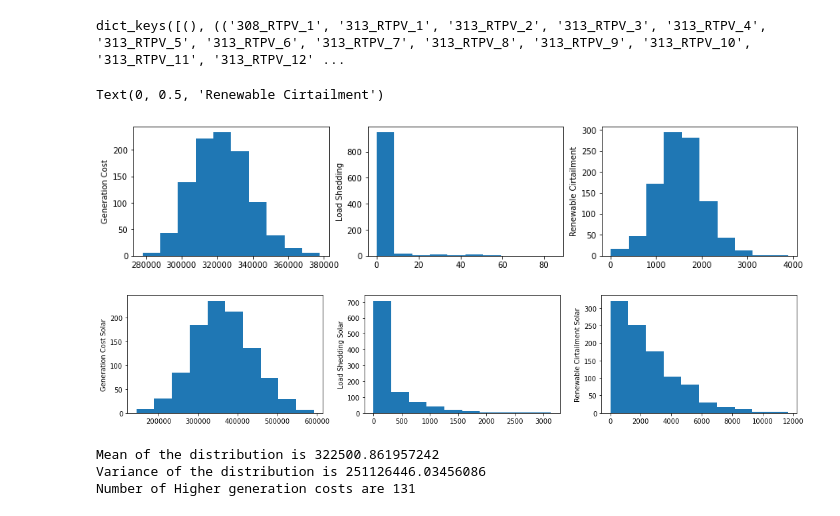
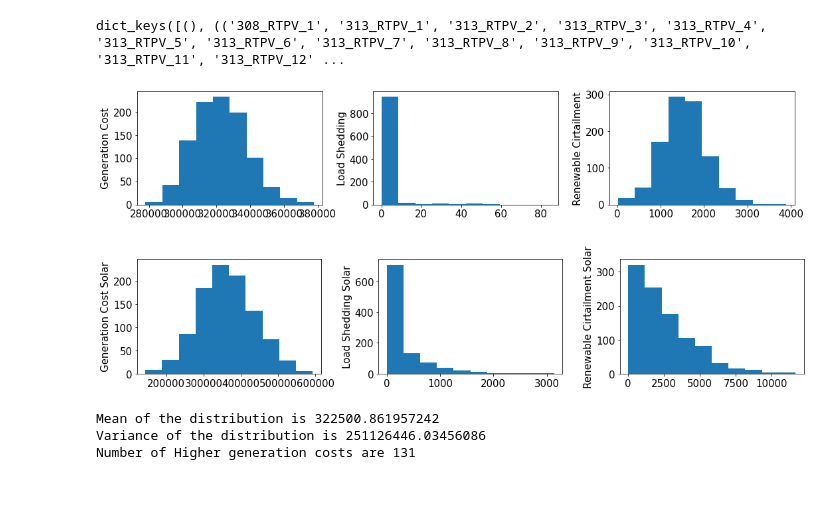
Before and after one commit to MahashwetaPatra/Financial-Modeling-Renewable-Energy, a Jupyter notebook: RTSVaticOutput.ipynb, the cells around one changed output. Drawn from its saved outputs; the diff is of its cells as text; code cells hidden in the pictures.

```diff
--- a/RTSVaticOutput.ipynb
+++ b/RTSVaticOutput.ipynb
@@ -45,30 +45,34 @@ RenewableCurtailmentSolar.to_csv('RenewablesCurtailmentSolarJanuary20.csv')
 # %%
 #bars = np.linspace(0.9,1,25)
 # print(bars)
 # plt.figure()
 # plt.hist(load_daily_coverage_asset_lvl_mean_by_days, bars)
 import matplotlib.pyplot as plt
 #plt.figure()
 fig = plt.figure(figsize=(15,3))
 ax = fig.add_subplot(1,3,1)
-ax.set_ylabel("Generation Cost")
+ax.set_ylabel("Generation Cost",fontsize=15)
 ax.hist(GenerationCost)
+ax.tick_params(labelsize=15)
 
 ax = fig.add_subplot(1,3,2)
-ax.set_ylabel("Load Shedding")
+ax.set_ylabel("Load Shedding",fontsize=15)
 ax.hist(LoadShedding)
+ax.tick_params(labelsize=15)
 
 ax = fig.add_subplot(1,3,3)
 ax.hist(RenewableCurtailment)
-ax.set_ylabel("Renewable Cirtailment")
+plt.ylabel("Renewable Cirtailment",fontsize=15)
+ax.tick_params(labelsize=15)
 #plt.xlim([0.95, 1.02])
 #plt.xlabel("Proportion of Assets Covering Realizations From Below")
 #plt.ylabel("Count")
 #plt.title("Histogram of Wind Coverage From Below at Asset Level (ORFEUS)")
 #plt.savefig("C:\\Users\\Mahashweta Patra\\Documents\\MikeLudkovski\\Output\\Percentiles\\IntraDayNew1\\Figure\\HistogramWindCoverageIntraDayNew1.png", dpi=300)
+plt.tight_layout()
+plt.savefig("C:\\Users\\Mahashweta Patra\\Documents\\MikeLudkovski\\ORFEUSRTS\\type-pwrset-jan20-20211229T210546Z-001\\type-pwrset-jan20\\Figures\\WindVaticOutput.png", dpi=300)
 # %% [output]
-Text(0, 0.5, 'Renewable Cirtailment')
-[figure, old version]
+[figure, new version]
 # %%
 #bars = np.linspace(0.9,1,25)
 # print(bars)
@@ -78,16 +82,19 @@ import matplotlib.pyplot as plt
 #plt.figure()
 fig = plt.figure(figsize=(15,3))
 ax = fig.add_subplot(1,3,1)
-ax.set_ylabel("Generation Cost Solar")
+ax.set_ylabel("Generation Cost Solar",fontsize=15)
 ax.hist(GenerationCostSolar)
+ax.tick_params(labelsize=15)
 
 ax = fig.add_subplot(1,3,2)
-ax.set_ylabel("Load Shedding Solar")
+ax.set_ylabel("Load Shedding Solar",fontsize=15)
 ax.hist(LoadSheddingSolar)
+ax.tick_params(labelsize=15)
 
 ax = fig.add_subplot(1,3,3)
 ax.hist(RenewableCurtailmentSolar)
-ax.set_ylabel("Renewable Cirtailment Solar")
+ax.set_ylabel("Renewable Cirtailment Solar",fontsize=15)
+ax.tick_params(labelsize=15)
 #plt.xlim([0.95, 1.02])
 #plt.xlabel("Proportion of Assets Covering Realizations From Below")
 #plt.ylabel("Count")
@@ -96,7 +103,7 @@ ax.set_ylabel("Renewable Cirtailment Solar")
 plt.tight_layout()
 plt.savefig("C:\\Users\\Mahashweta Patra\\Documents\\MikeLudkovski\\ORFEUSRTS\\type-pwrset-jan20-20211229T210546Z-001\\type-pwrset-jan20\\Figures\\SolarVaticOutput.png", dpi=300)
 # %% [output]
-[figure, old version]
+[figure, new version]
 # %%
 import statistics
 arithmeticMean = statistics.mean(GenerationCost)
```
Also changed, not shown: parts of 2 cells of this notebook.
